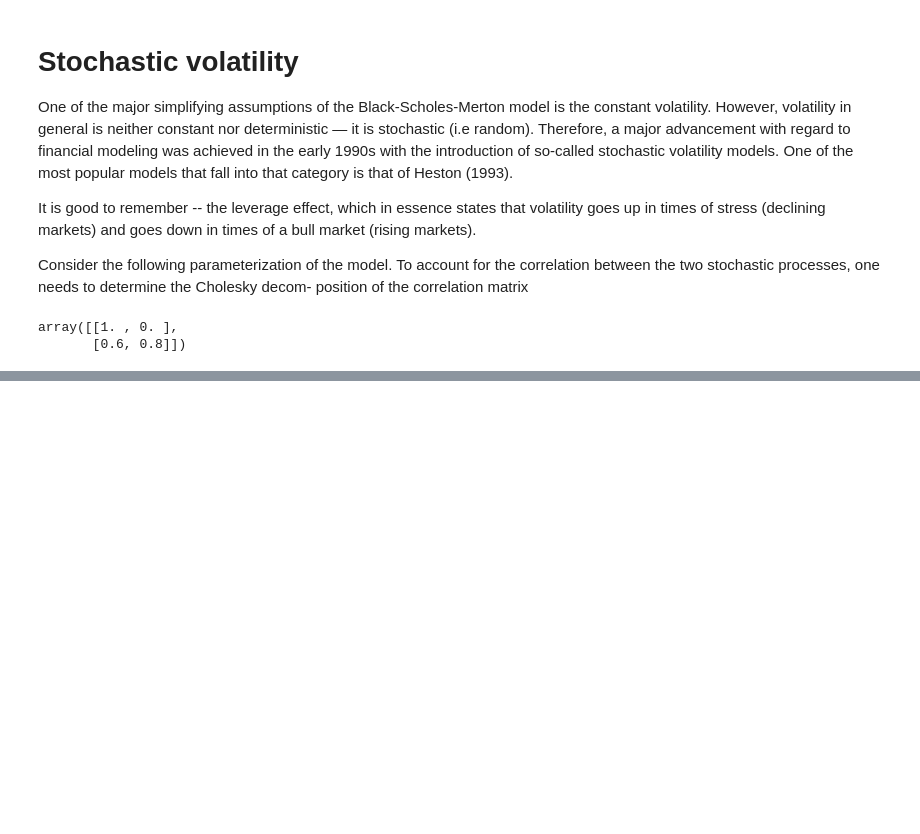
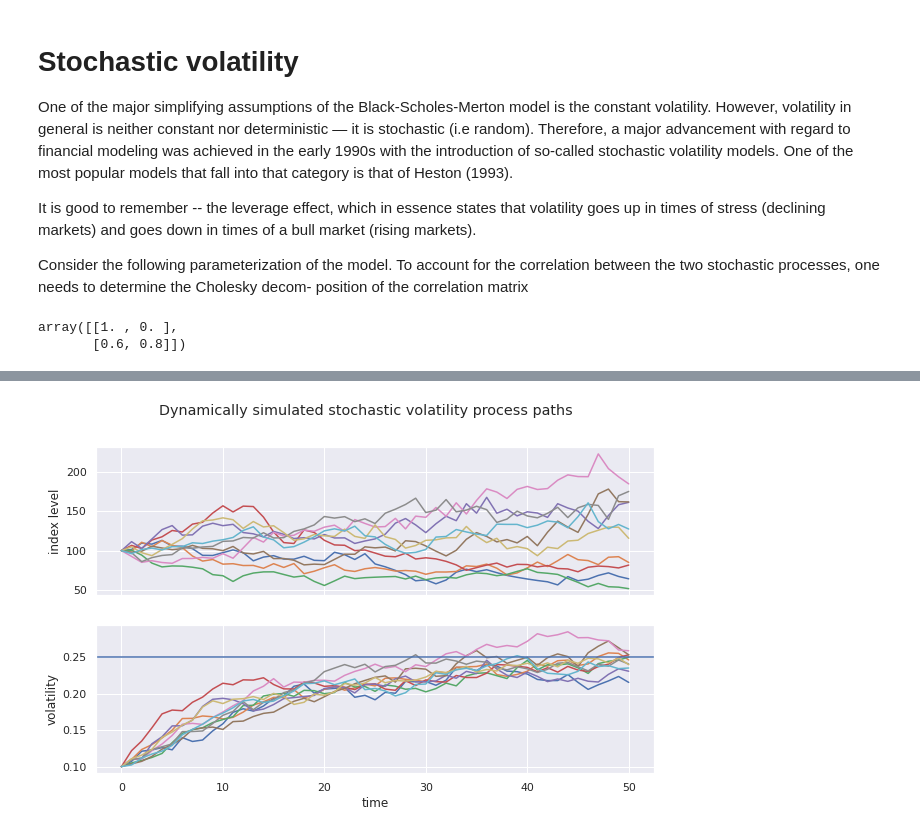
Before and after one commit to bhavinmoriya/Python-for-Financial-Analysis-and-Algorithmic-Trading, a Jupyter notebook: python-for-finance-stochastic.ipynb, the cells around one changed output, grey strips where cells are left out. Saved outputs shown, nothing was run; the diff lists cells and outputs as text; code cells hidden in the pictures; blank space fills up the shorter version.

```diff
--- a/python-for-finance-stochastic.ipynb
+++ b/python-for-finance-stochastic.ipynb
@@ -322,0 +386,12 @@ array([[1. , 0. ],
+# %%
+fig, (ax1, ax2) = plt.subplots(2, 1, sharex=True,
+figsize=(10, 6))
+ax1.plot(S[:, :10], lw=1.5)
+ax1.set_ylabel('index level')
+ax2.plot(v[:, :10], lw=1.5)
+ax2.set_xlabel('time')
+ax2.set_ylabel('volatility')
+ax2.axhline(theta)
+plt.suptitle('Dynamically simulated stochastic volatility process paths');
+# %% [output]
+[figure, added]
```
Also changed, not shown: parts of 26 cells of this notebook.
